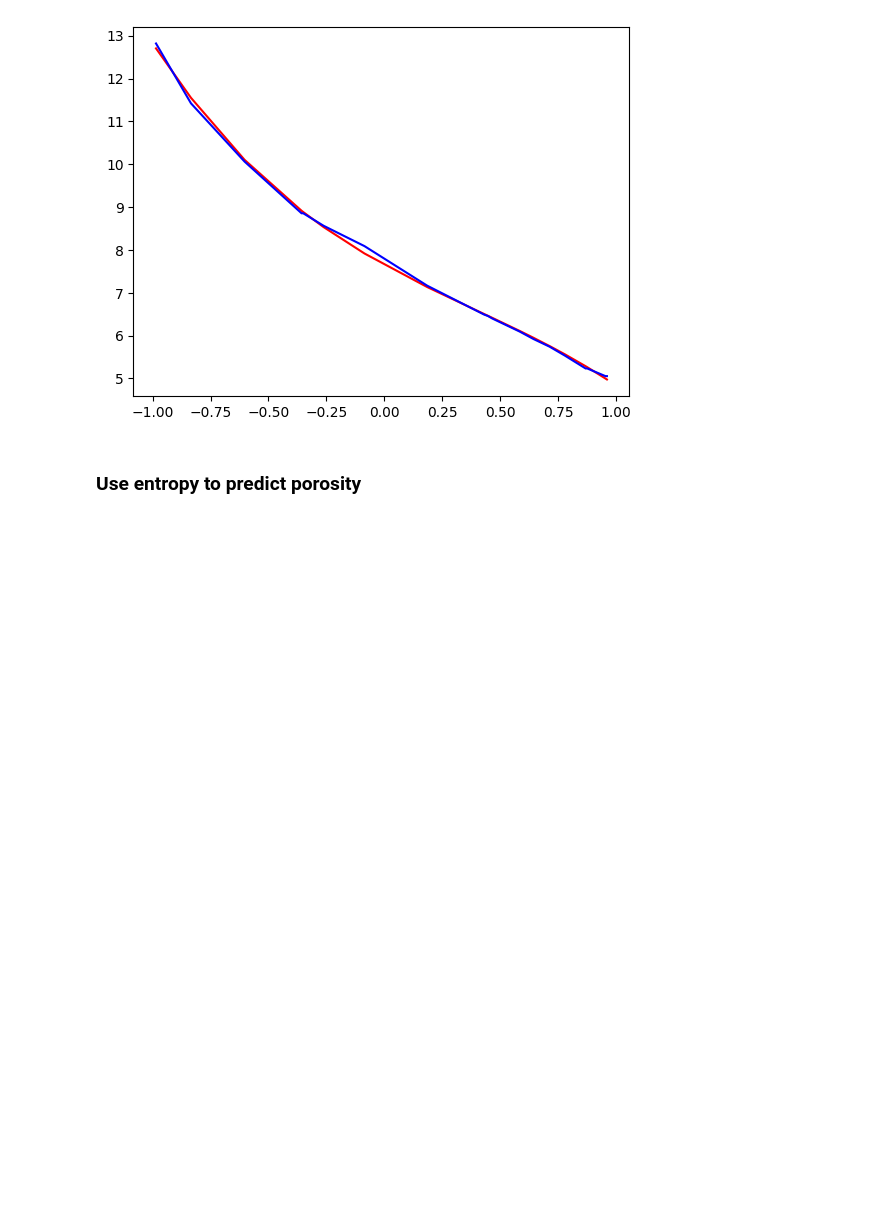
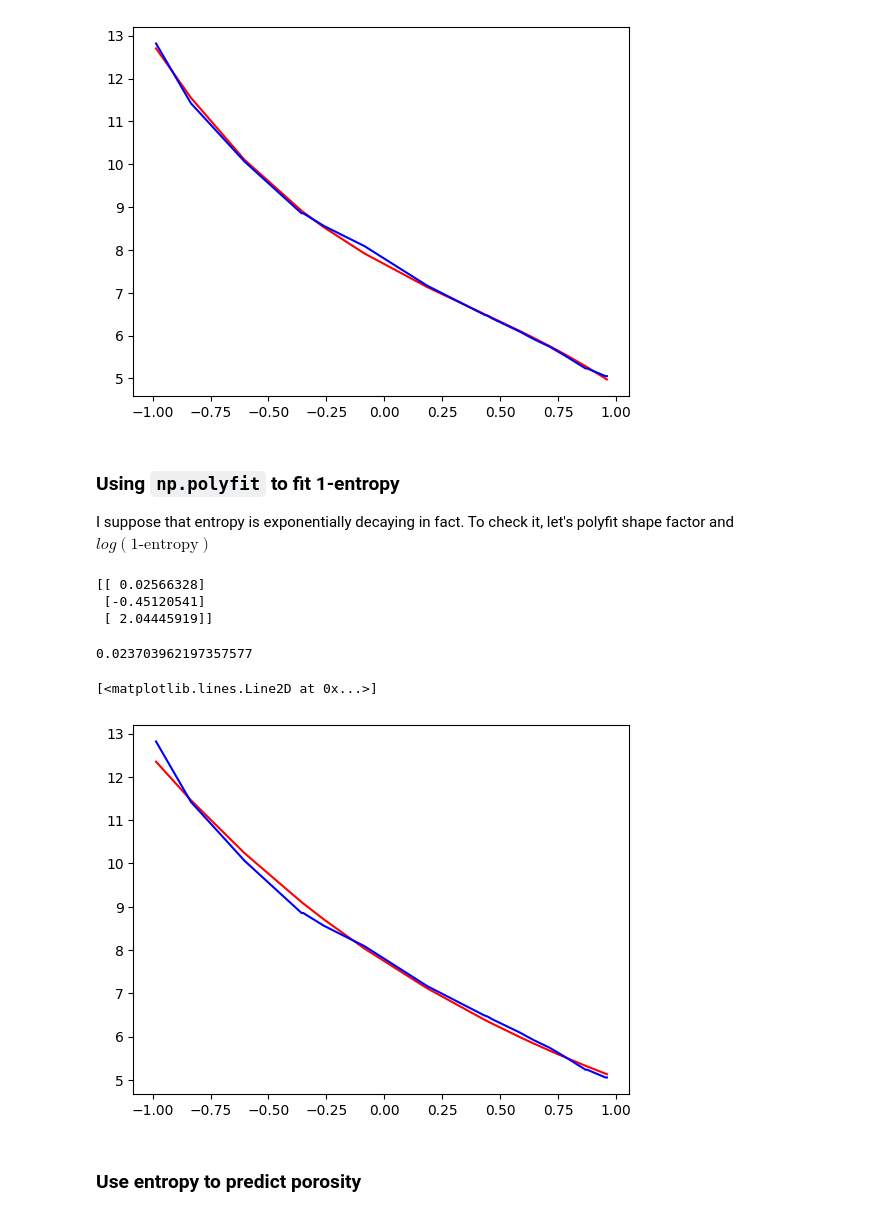
Before and after one commit to Snopoff/Persistent-Homology-of-Triple-Periodic-Minimal-Surfaces, a Jupyter notebook: Persistence.ipynb, the cells around one changed output. Saved outputs shown, nothing was run; the diff lists cells and outputs as text; code cells hidden in the pictures; blank space fills up the shorter version.

```diff
--- a/Persistence.ipynb
+++ b/Persistence.ipynb
@@ -328,6 +328,31 @@ plt.plot(x, y_1, c='blue')
 # %% [output]
 [<matplotlib.lines.Line2D at 0x...>]
 [figure]
+# %% [markdown]
+### Using `np.polyfit` to fit 1-entropy
+I suppose that entropy is exponentially decaying in fact. To check it, let's polyfit shape factor and $log{(\text{1-entropy})}$
+# %%
+#fit the model
+x = x.squeeze()
+exponential_fit = np.polyfit(x, np.log(y_1), 2)
+
+#view the output of the model
+print(exponential_fit)
+# %% [output]
+[[ 0.02566328]
+ [-0.45120541]
+ [ 2.04445919]]
+# %%
+exp_model =np.exp(x**2 * exponential_fit[0] + x * exponential_fit[1] + exponential_fit[2])
+mse(y_1, exp_model)
+# %% [output]
+0.023703962197357577
+# %%
+plt.plot(x, exp_model, c='red')
+plt.plot(x, y_1, c='blue')
+# %% [output]
+[<matplotlib.lines.Line2D at 0x...>]
+[figure, added]
 # %% [markdown]
 ### Use entropy to predict porosity
 # %%
```
Also changed, not shown: parts of 4 cells of this notebook, 2 other files.
